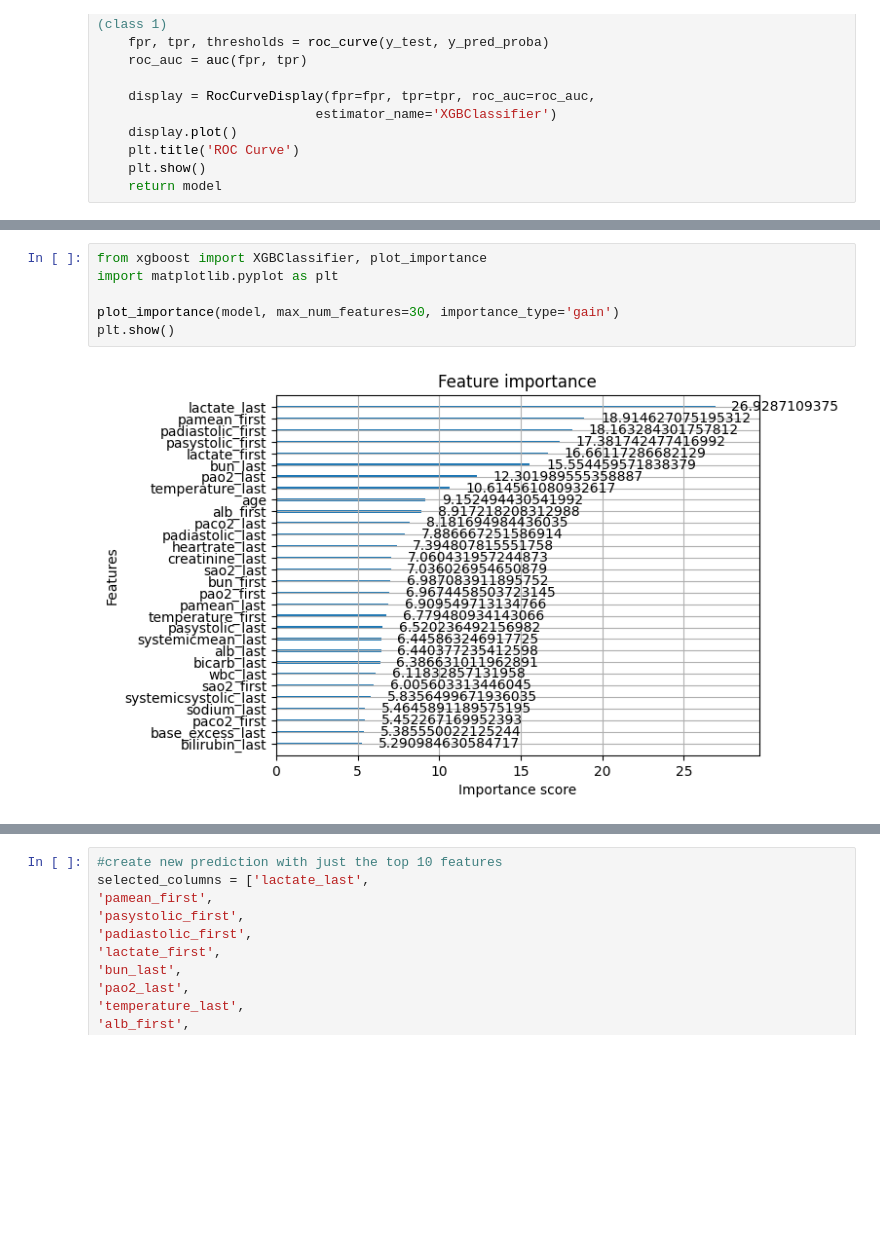
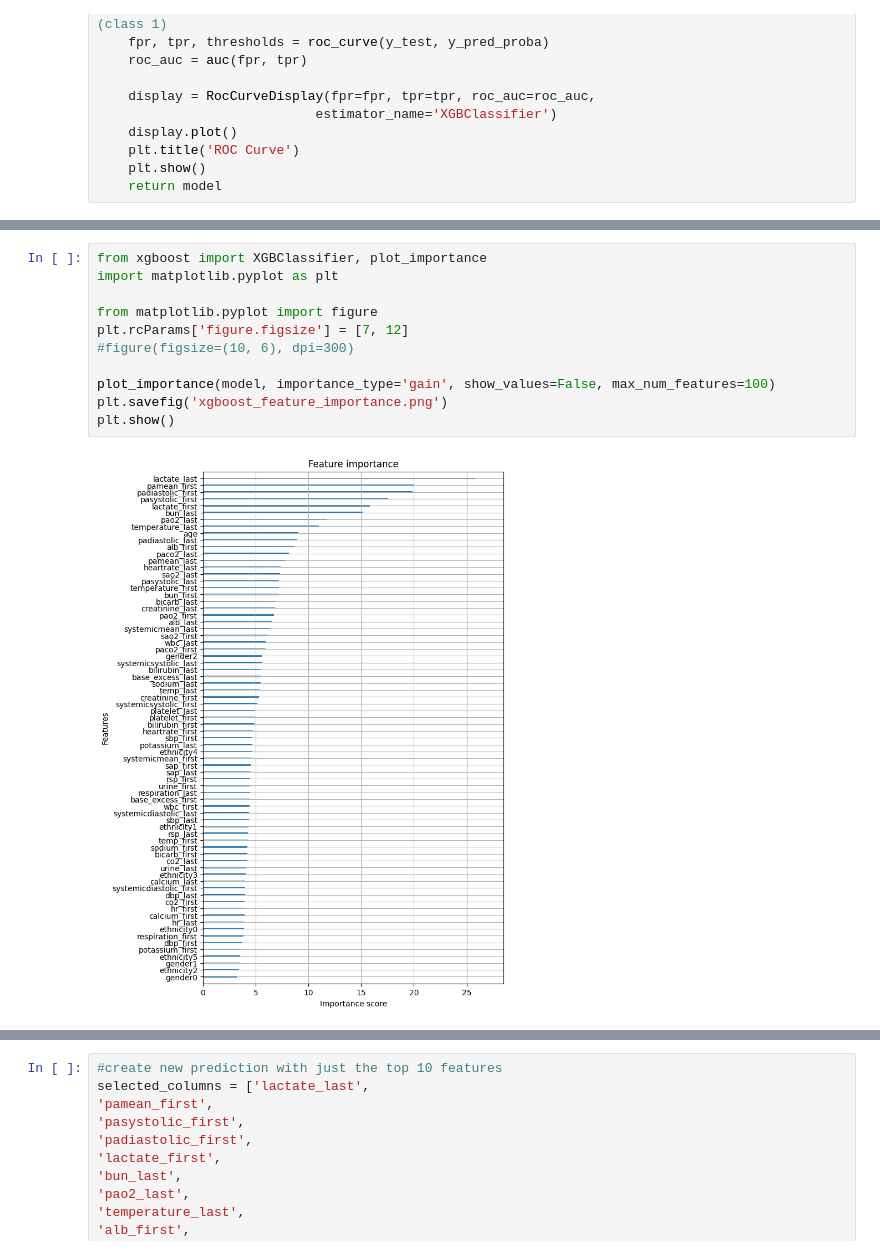
Before and after one commit to rsponholtz/cs598dlh-project, a Jupyter notebook: eicu_xgboost.ipynb, the cells around one changed output, grey strips where cells are left out. Drawn from its saved outputs; the diff is of its cells as text; blank space fills up the shorter version.

```diff
--- a/eicu_xgboost.ipynb
+++ b/eicu_xgboost.ipynb
@@ -169,11 +169,16 @@ ROC AUC Score: 0.5829044923767849
 # %%
 from xgboost import XGBClassifier, plot_importance
 import matplotlib.pyplot as plt
 
-plot_importance(model, max_num_features=30, importance_type='gain')
+from matplotlib.pyplot import figure
+plt.rcParams['figure.figsize'] = [7, 12]
+#figure(figsize=(10, 6), dpi=300)
+
+plot_importance(model, importance_type='gain', show_values=False, max_num_features=100)
+plt.savefig('xgboost_feature_importance.png')
 plt.show()
 # %% [output]
-[figure, old version]
+[figure, new version]
 # %%
 # Get feature importance scores
 importance_scores = model.get_booster().get_score(importance_type='gain')
```
Also changed, not shown: parts of 3 cells of this notebook, 1 other file.
